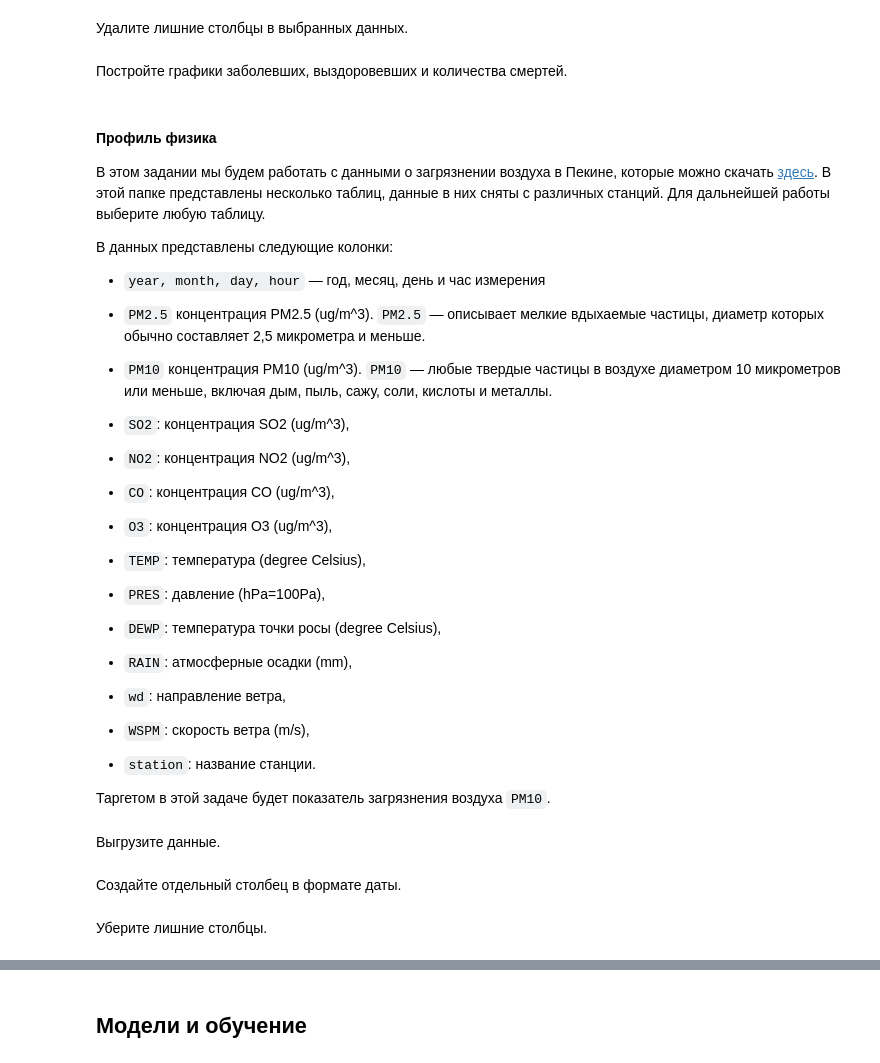
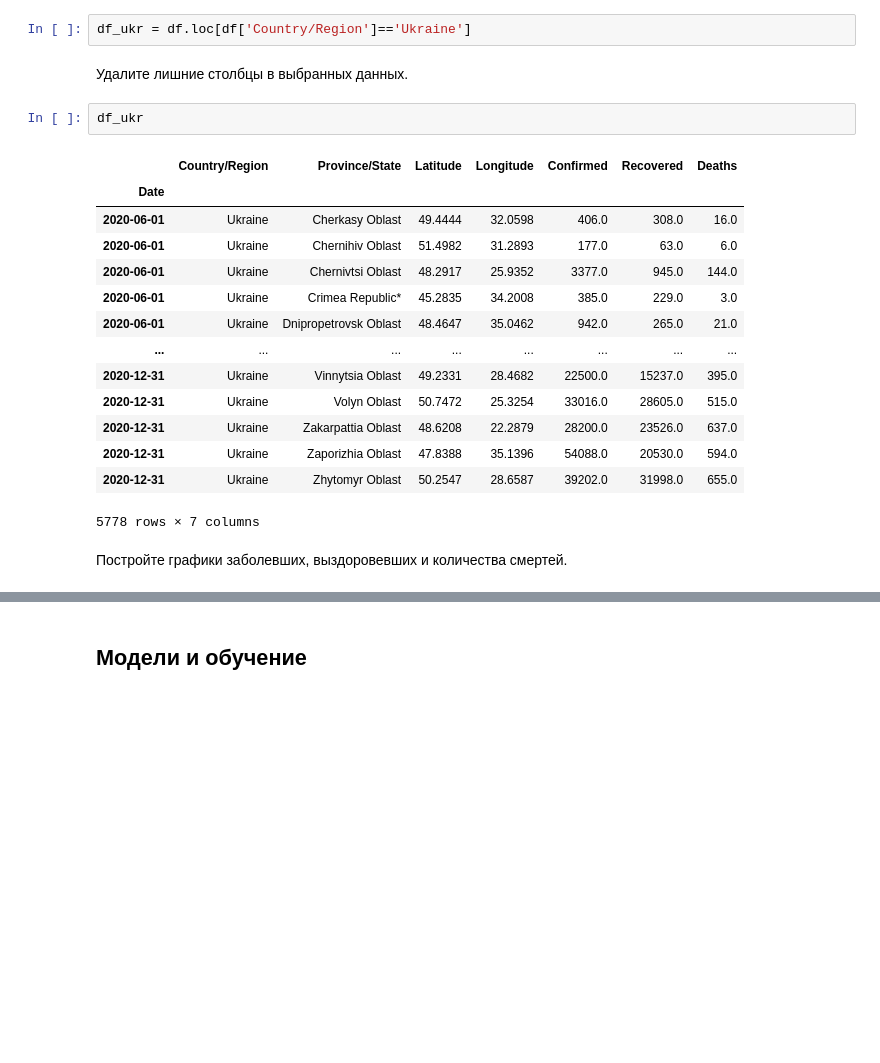
Before and after one commit to NMashalov/2023_OpenMipt_course, a Jupyter notebook: lesson5/ДЗ_5.ipynb, the cells around one changed output, grey strips where cells are left out. Drawn from its saved outputs; the diff is of its cells as text; blank space fills up the shorter version.

```diff
--- a/lesson5/ДЗ_5.ipynb
+++ b/lesson5/ДЗ_5.ipynb
@@ -98,36 +157,25 @@ sns.set(font_scale=1.3, palette='Set2')
 # %% [markdown]
 Выберите страну и регион, где хотите предсказывать.
+# %%
+df_ukr = df.loc[df['Country/Region']=='Ukraine']
 # %% [markdown]
 Удалите лишние столбцы в выбранных данных.
+# %%
+df_ukr
+# %% [output]
+|  | Country/Region | Province/State | Latitude | Longitude | Confirmed | Recovered | Deaths |
+| Date |  |  |  |  |  |  |  |
+| 2020-06-01 | Ukraine | Cherkasy Oblast | 49.4444 | 32.0598 | 406.0 | 308.0 | 16.0 |
+| 2020-06-01 | Ukraine | Chernihiv Oblast | 51.4982 | 31.2893 | 177.0 | 63.0 | 6.0 |
+| 2020-06-01 | Ukraine | Chernivtsi Oblast | 48.2917 | 25.9352 | 3377.0 | 945.0 | 144.0 |
+| 2020-06-01 | Ukraine | Crimea Republic* | 45.2835 | 34.2008 | 385.0 | 229.0 | 3.0 |
+| 2020-06-01 | Ukraine | Dnipropetrovsk Oblast | 48.4647 | 35.0462 | 942.0 | 265.0 | 21.0 |
+| ... | ... | ... | ... | ... | ... | ... | ... |
+| 2020-12-31 | Ukraine | Vinnytsia Oblast | 49.2331 | 28.4682 | 22500.0 | 15237.0 | 395.0 |
+| 2020-12-31 | Ukraine | Volyn Oblast | 50.7472 | 25.3254 | 33016.0 | 28605.0 | 515.0 |
+| 2020-12-31 | Ukraine | Zakarpattia Oblast | 48.6208 | 22.2879 | 28200.0 | 23526.0 | 637.0 |
+| 2020-12-31 | Ukraine | Zaporizhia Oblast | 47.8388 | 35.1396 | 54088.0 | 20530.0 | 594.0 |
+| 2020-12-31 | Ukraine | Zhytomyr Oblast | 50.2547 | 28.6587 | 39202.0 | 31998.0 | 655.0 |
+5778 rows × 7 columns
 # %% [markdown]
 Постройте графики заболевших, выздоровевших и количества смертей.
-# %% [markdown]
-#### **Профиль физика**
-
-В этом задании мы будем работать с данными о загрязнении воздуха в Пекине, которые можно скачать [здесь](https://github.com/Afkerian/Beijing-Multi-Site-Air-Quality-Data-Data-Set/blob/main/data/beijing%2Bmulti%2Bsite%2Bair%2Bquality%2Bdata/PRSA2017_Data_20130301-20170228.zip). В этой папке представлены несколько таблиц, данные в них сняты с различных станций. Для дальнейшей работы выберите любую таблицу.
-
- В данных представлены следующие колонки:
-
-* `year, month, day, hour`  &mdash; год, месяц, день и час измерения
-
-* `PM2.5` концентрация PM2.5 (ug/m^3). `PM2.5` &mdash; описывает мелкие вдыхаемые частицы, диаметр которых обычно составляет 2,5 микрометра и меньше.
-* `PM10` концентрация PM10 (ug/m^3). `PM10` &mdash; любые твердые частицы в воздухе диаметром 10 микрометров или меньше, включая дым, пыль, сажу, соли, кислоты и металлы.
-* `SO2`: концентрация SO2 (ug/m^3),
-* `NO2`: концентрация NO2 (ug/m^3),
-* `CO`: концентрация CO (ug/m^3),
-* `O3`: концентрация O3 (ug/m^3),
-* `TEMP`: температура (degree Celsius),
-* `PRES`: давление (hPa=100Pa),
-* `DEWP`: температура точки росы (degree Celsius),
-* `RAIN`: атмосферные осадки (mm),
-* `wd`: направление ветра,
-* `WSPM`: скорость ветра (m/s),
-* `station`: название станции.
-
-Таргетом в этой задаче будет показатель загрязнения воздуха `PM10`.
-# %% [markdown]
-Выгрузите данные.
-# %% [markdown]
-Создайте отдельный столбец в формате даты.
-# %% [markdown]
-Уберите лишние столбцы.
```
Also changed, not shown: parts of 33 cells of this notebook.
